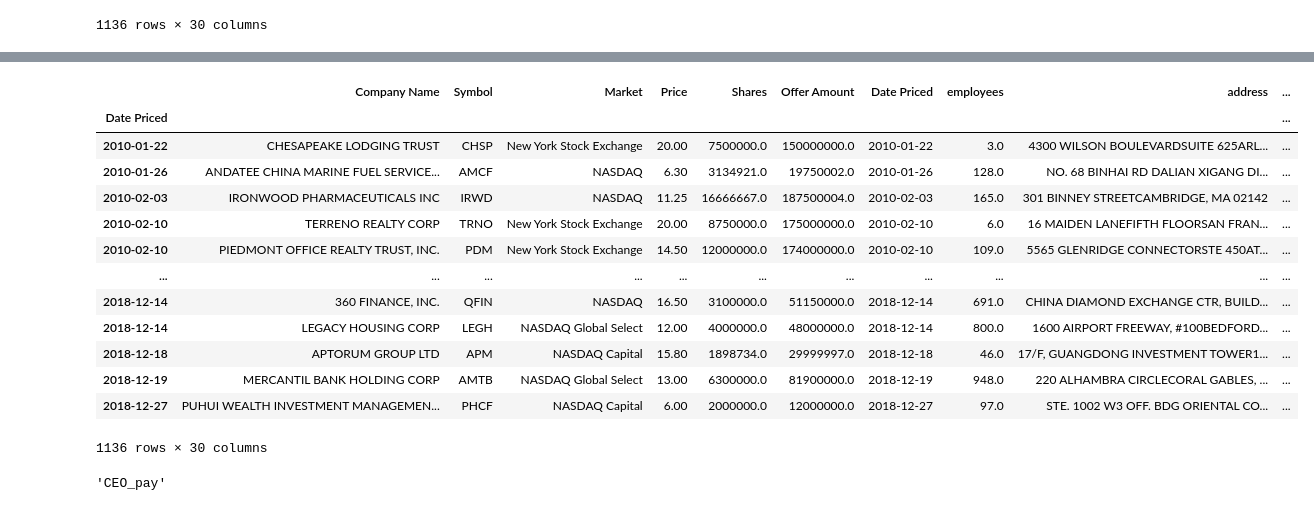
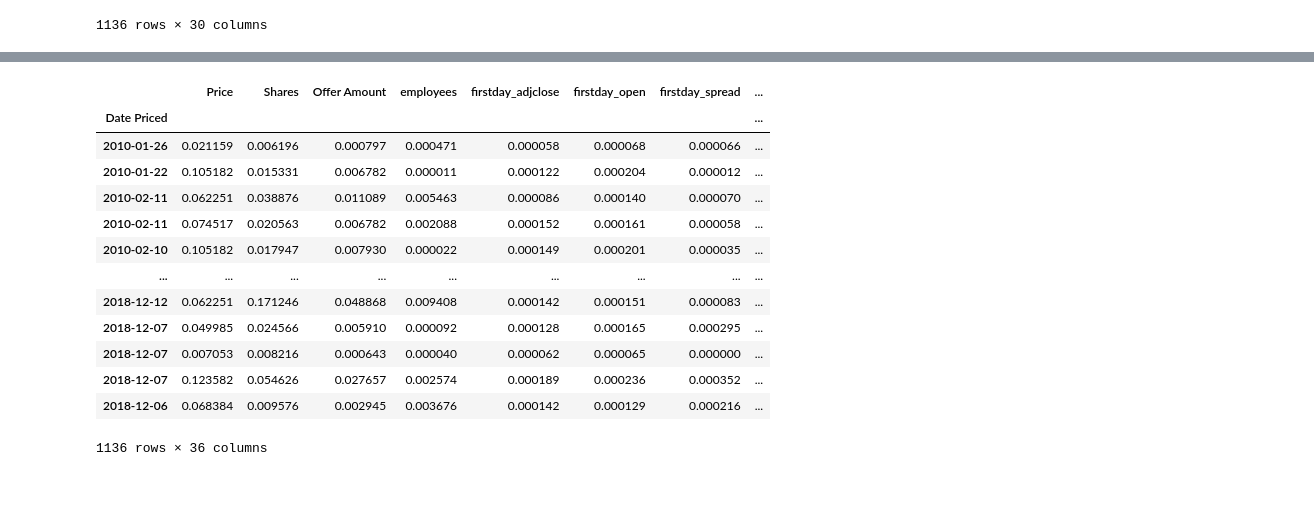
Before and after one commit to michael-fuest/DSiF-IPOs, a Jupyter notebook: Data_Wrangling.ipynb, the cells around one changed output, grey strips where cells are left out. Saved outputs shown, nothing was run; the diff lists cells and outputs as text; code cells hidden in the pictures.

Commit message:
Added additional preprocessing steps and feature min max scaling

```diff
--- a/Data_Wrangling.ipynb
+++ b/Data_Wrangling.ipynb
@@ -28,0 +67,7 @@ df_ipo
+# %%
+#Normalizing numerical features
+from sklearn.preprocessing import MinMaxScaler
+scaler = MinMaxScaler()
+normalized_data = scaler.fit_transform(numeric_cols)
+numeric_cols = pd.DataFrame(normalized_data, columns=numeric_cols.columns)
+numeric_cols
@@ -28,0 +88,4 @@ df_ipo
+# %%
+#Concatenating imputed cols
+df_ipo = pd.concat([numeric_cols, categorical_cols], axis = 1)
+df_ipo.isna().sum()
@@ -28,0 +110,13 @@ df_ipo
+# %%
+#Building intra-day, intra-week and intra-month return features
+df_ipo['intra_day_ret'] = df_ipo['firstday_adjclose'] / df_ipo['Price'] - 1.0
+df_ipo['intra_week_ret'] = df_ipo['inweek_adjclose'] / df_ipo['Price'] - 1.0
+df_ipo['intra_month_ret'] = df_ipo['inmonth_adjclose'] / df_ipo['Price'] - 1.0
+df_ipo
+
+#Building binary flags for three return periods (1 for underperformance, 0 for non underperformance, e.g. positive returns)
+df_ipo['intra_day_up'] = df_ipo.apply(lambda x: 1 if x['intra_day_ret'] < 0 else 0, axis = 1)
+df_ipo['intra_week_up'] = df_ipo.apply(lambda x: 1 if x['intra_week_ret'] < 0 else 0, axis = 1)
+df_ipo['intra_month_up'] = df_ipo.apply(lambda x: 1 if x['intra_month_ret'] < 0 else 0, axis = 1)
+
+df_ipo
@@ -28,0 +150,4 @@ df_ipo
+# %%
+#Adding day of the week feature
+df_ipo['IPO_weekday'] = pd.to_datetime(df_ipo['Date Priced']).dt.day_of_week
+df_ipo
@@ -29,24 +168,19 @@ df_ipo
 # %%
-#Proper Date Indexing
-df_ipo.set_index(pd.to_datetime(df_ipo['Date Priced']), inplace=True)
-df_ipo.sort_index(inplace=True)
+#Indexing by IPO date
+df_ipo.set_index('Date Priced', drop = True, inplace= True)
+df_ipo
 # %% [output]
-|  | Company Name | Symbol | Market | Price | Shares | Offer Amount | Date Priced | employees | address | ... |
-| Date Priced |  |  |  |  |  |  |  |  |  | ... |
-| 2010-01-22 | CHESAPEAKE LODGING TRUST | CHSP | New York Stock Exchange | 20.00 | 7500000.0 | 150000000.0 | 2010-01-22 | 3.0 | 4300 WILSON BOULEVARDSUITE 625ARL... | ... |
-| 2010-01-26 | ANDATEE CHINA MARINE FUEL SERVICE... | AMCF | NASDAQ | 6.30 | 3134921.0 | 19750002.0 | 2010-01-26 | 128.0 | NO. 68 BINHAI RD DALIAN XIGANG DI... | ... |
-| 2010-02-03 | IRONWOOD PHARMACEUTICALS INC | IRWD | NASDAQ | 11.25 | 16666667.0 | 187500004.0 | 2010-02-03 | 165.0 | 301 BINNEY STREETCAMBRIDGE, MA 02142 | ... |
-| 2010-02-10 | TERRENO REALTY CORP | TRNO | New York Stock Exchange | 20.00 | 8750000.0 | 175000000.0 | 2010-02-10 | 6.0 | 16 MAIDEN LANEFIFTH FLOORSAN FRAN... | ... |
-| 2010-02-10 | PIEDMONT OFFICE REALTY TRUST, INC. | PDM | New York Stock Exchange | 14.50 | 12000000.0 | 174000000.0 | 2010-02-10 | 109.0 | 5565 GLENRIDGE CONNECTORSTE 450AT... | ... |
-| ... | ... | ... | ... | ... | ... | ... | ... | ... | ... | ... |
-| 2018-12-14 | 360 FINANCE, INC. | QFIN | NASDAQ | 16.50 | 3100000.0 | 51150000.0 | 2018-12-14 | 691.0 | CHINA DIAMOND EXCHANGE CTR, BUILD... | ... |
-| 2018-12-14 | LEGACY HOUSING CORP | LEGH | NASDAQ Global Select | 12.00 | 4000000.0 | 48000000.0 | 2018-12-14 | 800.0 | 1600 AIRPORT FREEWAY, #100BEDFORD... | ... |
-| 2018-12-18 | APTORUM GROUP LTD | APM | NASDAQ Capital | 15.80 | 1898734.0 | 29999997.0 | 2018-12-18 | 46.0 | 17/F, GUANGDONG INVESTMENT TOWER1... | ... |
-| 2018-12-19 | MERCANTIL BANK HOLDING CORP | AMTB | NASDAQ Global Select | 13.00 | 6300000.0 | 81900000.0 | 2018-12-19 | 948.0 | 220 ALHAMBRA CIRCLECORAL GABLES, ... | ... |
-| 2018-12-27 | PUHUI WEALTH INVESTMENT MANAGEMEN... | PHCF | NASDAQ Capital | 6.00 | 2000000.0 | 12000000.0 | 2018-12-27 | 97.0 | STE. 1002 W3 OFF. BDG ORIENTAL CO... | ... |
+|  | Price | Shares | Offer Amount | employees | firstday_adjclose | firstday_open | firstday_spread | ... |
+| Date Priced |  |  |  |  |  |  |  | ... |
+| 2010-01-26 | 0.021159 | 0.006196 | 0.000797 | 0.000471 | 0.000058 | 0.000068 | 0.000066 | ... |
+| 2010-01-22 | 0.105182 | 0.015331 | 0.006782 | 0.000011 | 0.000122 | 0.000204 | 0.000012 | ... |
+| 2010-02-11 | 0.062251 | 0.038876 | 0.011089 | 0.005463 | 0.000086 | 0.000140 | 0.000070 | ... |
+| 2010-02-11 | 0.074517 | 0.020563 | 0.006782 | 0.002088 | 0.000152 | 0.000161 | 0.000058 | ... |
+| 2010-02-10 | 0.105182 | 0.017947 | 0.007930 | 0.000022 | 0.000149 | 0.000201 | 0.000035 | ... |
+| ... | ... | ... | ... | ... | ... | ... | ... | ... |
+| 2018-12-12 | 0.062251 | 0.171246 | 0.048868 | 0.009408 | 0.000142 | 0.000151 | 0.000083 | ... |
+| 2018-12-07 | 0.049985 | 0.024566 | 0.005910 | 0.000092 | 0.000128 | 0.000165 | 0.000295 | ... |
+| 2018-12-07 | 0.007053 | 0.008216 | 0.000643 | 0.000040 | 0.000062 | 0.000065 | 0.000000 | ... |
+| 2018-12-07 | 0.123582 | 0.054626 | 0.027657 | 0.002574 | 0.000189 | 0.000236 | 0.000352 | ... |
+| 2018-12-06 | 0.068384 | 0.009576 | 0.002945 | 0.003676 | 0.000142 | 0.000129 | 0.000216 | ... |
-1136 rows × 30 columns
+1136 rows × 36 columns
-# %%
-#Missing Value Columns
-df_ipo.isna().sum().idxmax()
-# %% [output]
-'CEO_pay'
```
Also changed, not shown: parts of 12 cells of this notebook.
